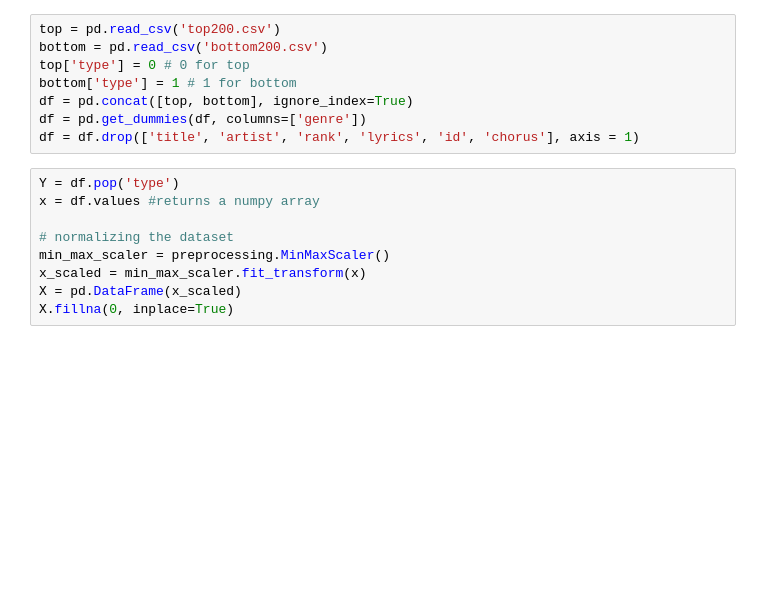
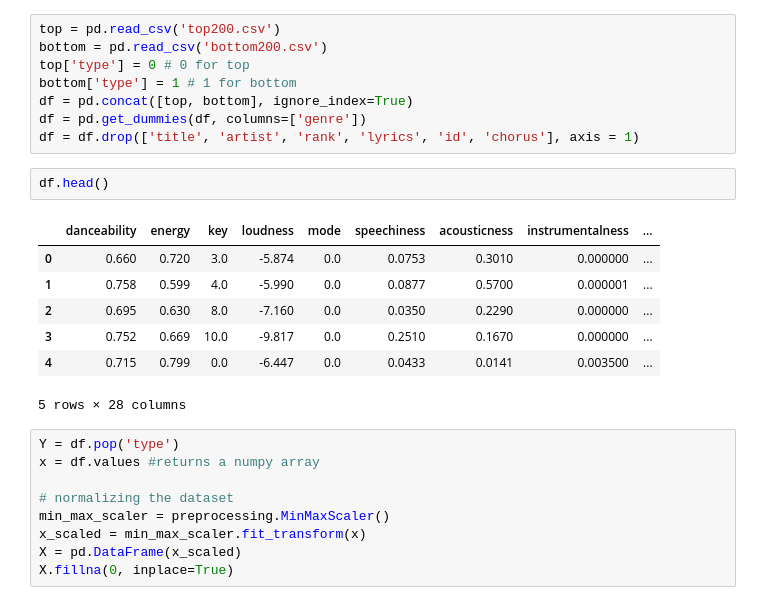
Before and after one commit to JustNao/NF21, a Jupyter notebook: pca_exploration.ipynb, the cells around one changed output. Drawn from its saved outputs; the diff is of its cells as text; blank space fills up the shorter version.

```diff
--- a/pca_exploration.ipynb
+++ b/pca_exploration.ipynb
@@ -16,6 +16,16 @@ bottom['type'] = 1 # 1 for bottom
 df = pd.concat([top, bottom], ignore_index=True)
 df = pd.get_dummies(df, columns=['genre'])
 df = df.drop(['title', 'artist', 'rank', 'lyrics', 'id', 'chorus'], axis = 1)
+# %%
+df.head()
+# %% [output]
+|  | danceability | energy | key | loudness | mode | speechiness | acousticness | instrumentalness | ... |
+| 0 | 0.660 | 0.720 | 3.0 | -5.874 | 0.0 | 0.0753 | 0.3010 | 0.000000 | ... |
+| 1 | 0.758 | 0.599 | 4.0 | -5.990 | 0.0 | 0.0877 | 0.5700 | 0.000001 | ... |
+| 2 | 0.695 | 0.630 | 8.0 | -7.160 | 0.0 | 0.0350 | 0.2290 | 0.000000 | ... |
+| 3 | 0.752 | 0.669 | 10.0 | -9.817 | 0.0 | 0.2510 | 0.1670 | 0.000000 | ... |
+| 4 | 0.715 | 0.799 | 0.0 | -6.447 | 0.0 | 0.0433 | 0.0141 | 0.003500 | ... |
+5 rows × 28 columns
 # %%
 Y = df.pop('type')
 x = df.values #returns a numpy array
```
Also changed, not shown: parts of 8 cells of this notebook.
